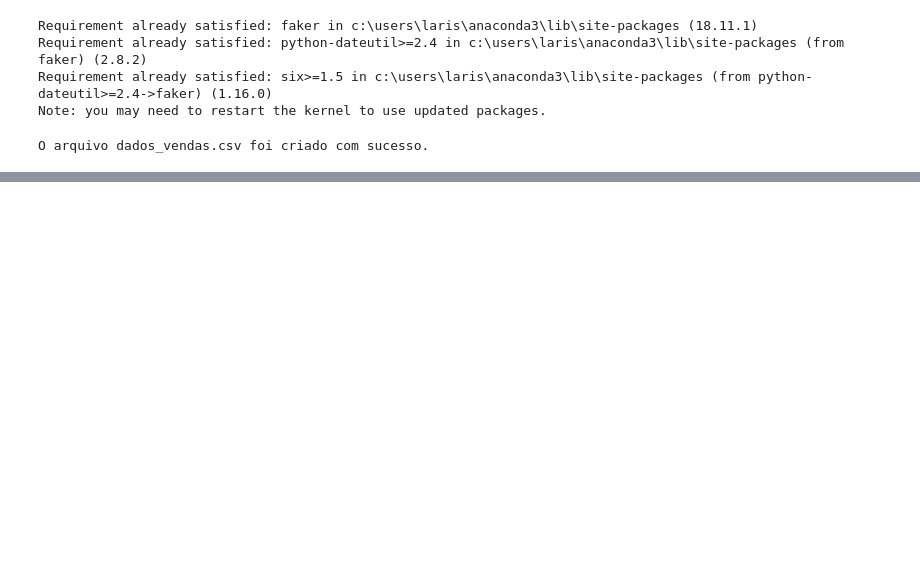
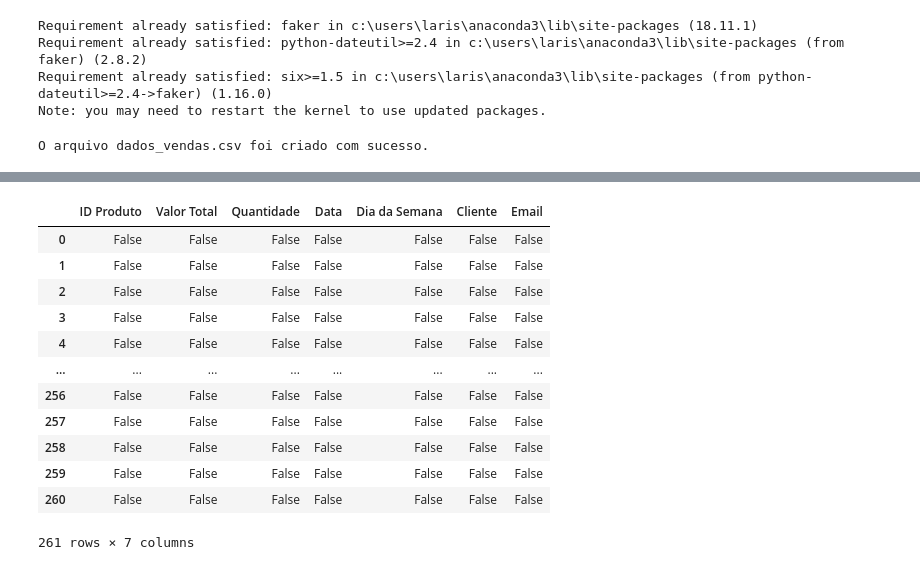
Before and after one commit to larissa-vitoria/Projeto-de-Automacao-Python, a Jupyter notebook: automacao_relatorio_vendas.ipynb, the cells around one changed output, grey strips where cells are left out. Cells and saved outputs as stored; diff of their text form; code cells hidden in the pictures; blank space fills up the shorter version.

```diff
--- a/automacao_relatorio_vendas.ipynb
+++ b/automacao_relatorio_vendas.ipynb
@@ -57,0 +100,20 @@ O arquivo dados_vendas.csv foi criado com sucesso.
+# %%
+# agora, faremos o tratamento dos dados. Começaremos identificando os espaços em branco
+
+# verifica se há valores nulos
+df = pd.DataFrame(dados)
+df.isnull()
+# %% [output]
+|  | ID Produto | Valor Total | Quantidade | Data | Dia da Semana | Cliente | Email |
+| 0 | False | False | False | False | False | False | False |
+| 1 | False | False | False | False | False | False | False |
+| 2 | False | False | False | False | False | False | False |
+| 3 | False | False | False | False | False | False | False |
+| 4 | False | False | False | False | False | False | False |
+| ... | ... | ... | ... | ... | ... | ... | ... |
+| 256 | False | False | False | False | False | False | False |
+| 257 | False | False | False | False | False | False | False |
+| 258 | False | False | False | False | False | False | False |
+| 259 | False | False | False | False | False | False | False |
+| 260 | False | False | False | False | False | False | False |
+261 rows × 7 columns
```
Also changed, not shown: parts of 11 cells of this notebook.
